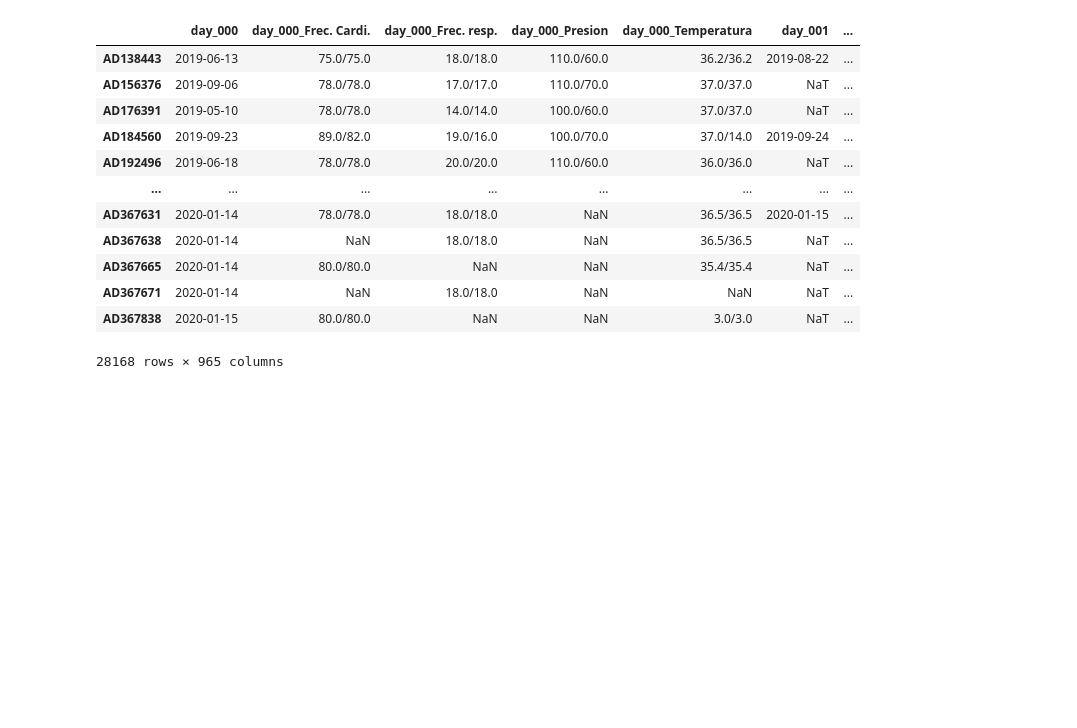
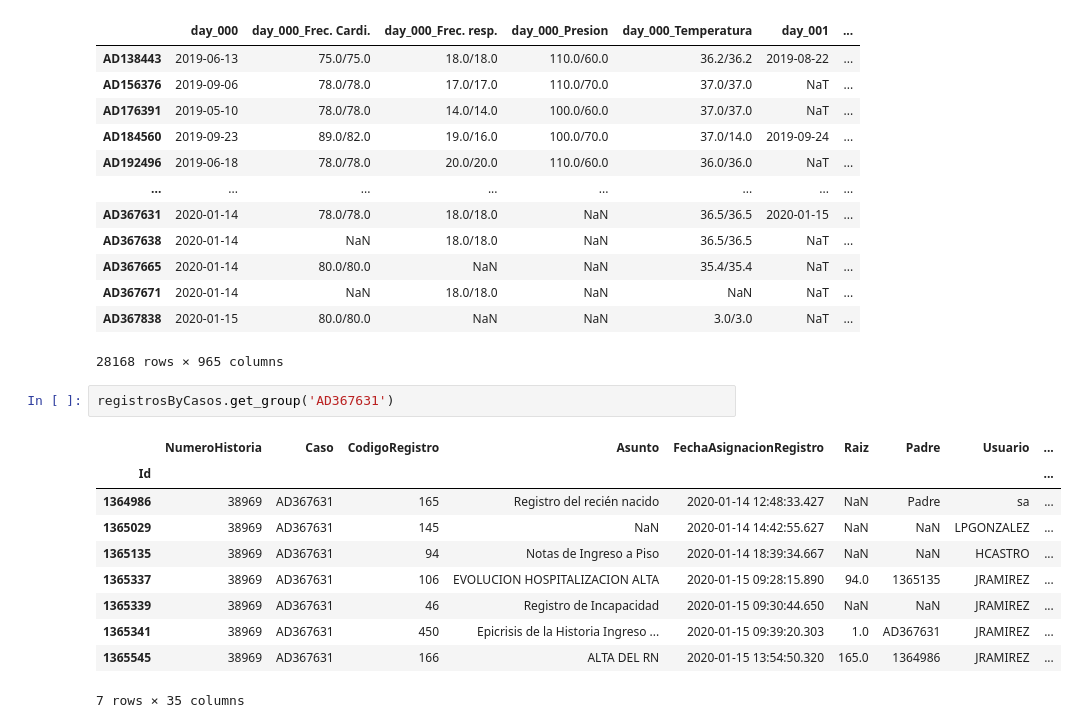
Before and after one commit to gbernardino/toolsCMRC, a Jupyter notebook: getPressures.ipynb, the cells around one changed output. Saved outputs shown, nothing was run; the diff lists cells and outputs as text; blank space fills up the shorter version.

```diff
--- a/getPressures.ipynb
+++ b/getPressures.ipynb
@@ -476,3 +456,16 @@ df
 | AD367671 | 2020-01-14 | NaN | 18.0/18.0 | NaN | NaN | NaT | ... |
 | AD367838 | 2020-01-15 | 80.0/80.0 | NaN | NaN | 3.0/3.0 | NaT | ... |
 28168 rows × 965 columns
+# %%
+registrosByCasos.get_group('AD367631')
+# %% [output]
+|  | NumeroHistoria | Caso | CodigoRegistro | Asunto | FechaAsignacionRegistro | Raiz | Padre | Usuario | ... |
+| Id |  |  |  |  |  |  |  |  | ... |
+| 1364986 | 38969 | AD367631 | 165 | Registro del recién nacido | 2020-01-14 12:48:33.427 | NaN | Padre | sa | ... |
+| 1365029 | 38969 | AD367631 | 145 | NaN | 2020-01-14 14:42:55.627 | NaN | NaN | LPGONZALEZ | ... |
+| 1365135 | 38969 | AD367631 | 94 | Notas de Ingreso a Piso | 2020-01-14 18:39:34.667 | NaN | NaN | HCASTRO | ... |
+| 1365337 | 38969 | AD367631 | 106 | EVOLUCION HOSPITALIZACION ALTA | 2020-01-15 09:28:15.890 | 94.0 | 1365135 | JRAMIREZ | ... |
+| 1365339 | 38969 | AD367631 | 46 | Registro de Incapacidad | 2020-01-15 09:30:44.650 | NaN | NaN | JRAMIREZ | ... |
+| 1365341 | 38969 | AD367631 | 450 | Epicrisis de la Historia Ingreso ... | 2020-01-15 09:39:20.303 | 1.0 | AD367631 | JRAMIREZ | ... |
+| 1365545 | 38969 | AD367631 | 166 | ALTA DEL RN | 2020-01-15 13:54:50.320 | 165.0 | 1364986 | JRAMIREZ | ... |
+7 rows × 35 columns
```
Also changed, not shown: parts of 6 cells of this notebook, 3 other files.
